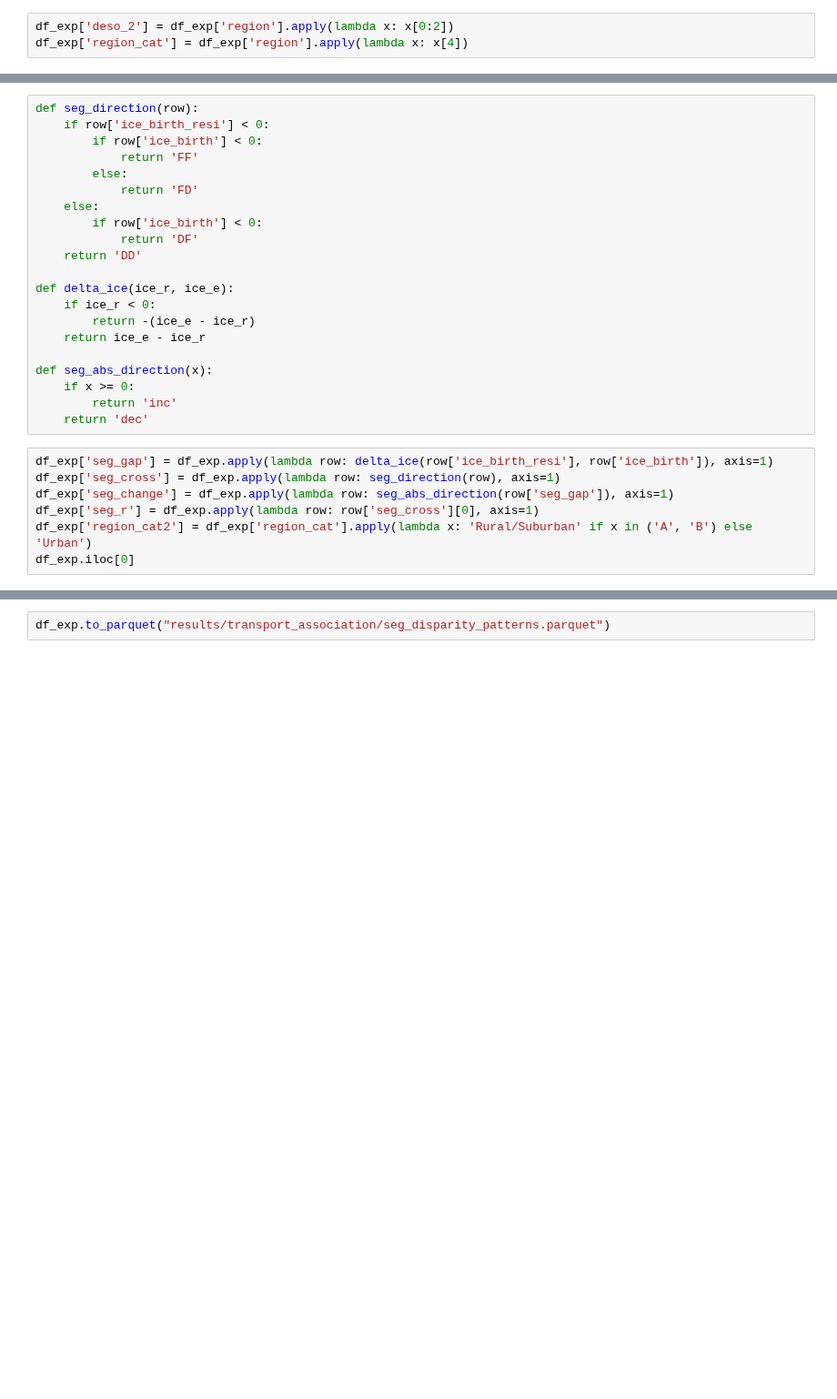
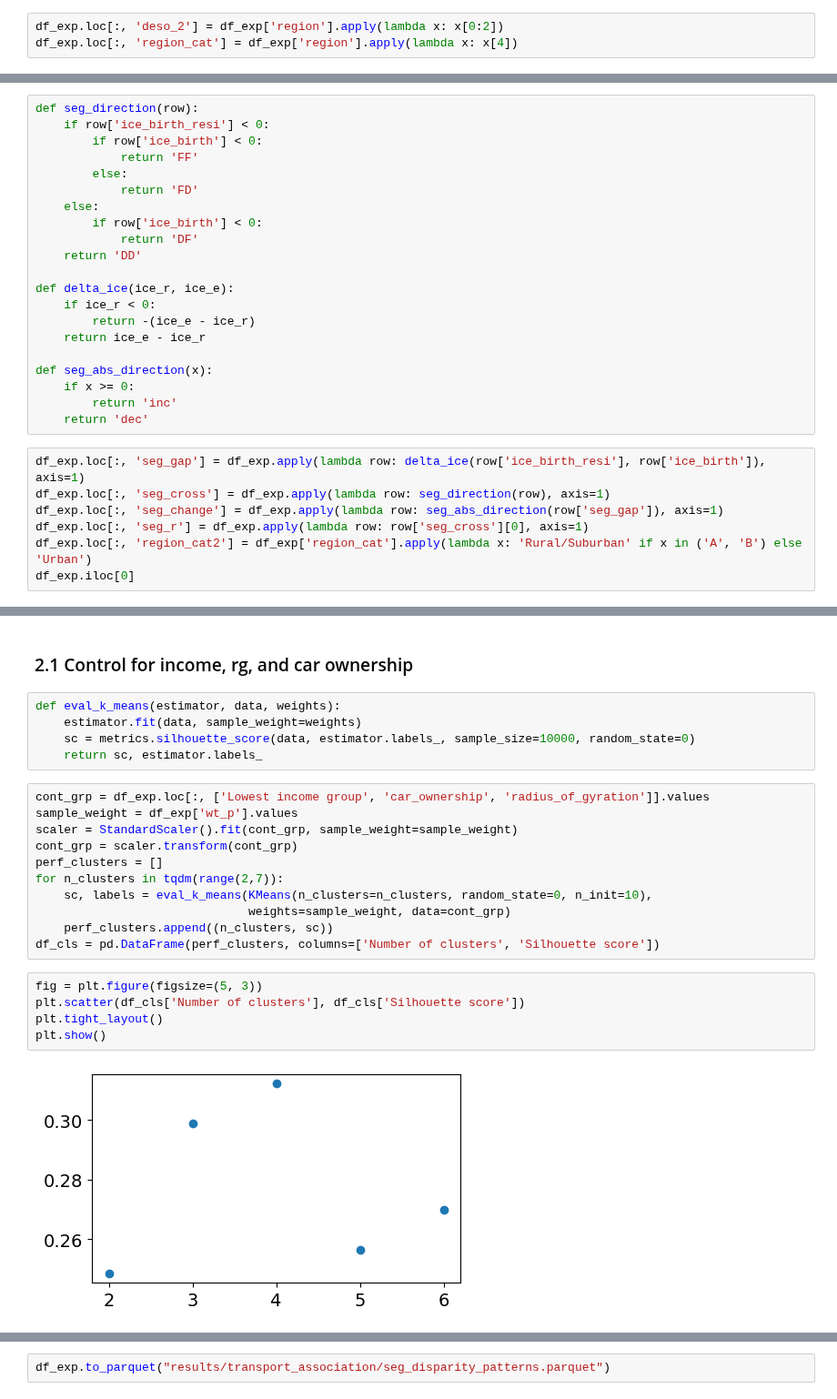
Before and after one commit to MobiSegInsights/mobi-social-segregation-se, a Jupyter notebook: src/MobiSegInsightsSE.models.1.0/29-model-seg-disp-exp.ipynb, the cells around one changed output, grey strips where cells are left out. Shown at 91% size. Drawn from its saved outputs; the diff is of its cells as text; blank space fills up the shorter version.

```diff
--- a/src/MobiSegInsightsSE.models.1.0/29-model-seg-disp-exp.ipynb
+++ b/src/MobiSegInsightsSE.models.1.0/29-model-seg-disp-exp.ipynb
@@ -39,8 +46,8 @@ A DeSO in category A is mostly outside major population concentrations or urban
 
 Source: [SCB.se](https://www.scb.se/hitta-statistik/regional-statistik-och-kartor/regionala-indelningar/deso---demografiska-statistikomraden/)
 # %%
-df_exp['deso_2'] = df_exp['region'].apply(lambda x: x[0:2])
-df_exp['region_cat'] = df_exp['region'].apply(lambda x: x[4])
+df_exp.loc[:, 'deso_2'] = df_exp['region'].apply(lambda x: x[0:2])
+df_exp.loc[:, 'region_cat'] = df_exp['region'].apply(lambda x: x[4])
 # %% [markdown]
 ## 2. Grouping segregation patterns
 # %%
@@ -65,11 +72,11 @@ def seg_abs_direction(x):
         return 'inc'
     return 'dec'
 # %%
-df_exp['seg_gap'] = df_exp.apply(lambda row: delta_ice(row['ice_birth_resi'], row['ice_birth']), axis=1)
-df_exp['seg_cross'] = df_exp.apply(lambda row: seg_direction(row), axis=1)
-df_exp['seg_change'] = df_exp.apply(lambda row: seg_abs_direction(row['seg_gap']), axis=1)
-df_exp['seg_r'] = df_exp.apply(lambda row: row['seg_cross'][0], axis=1)
-df_exp['region_cat2'] = df_exp['region_cat'].apply(lambda x: 'Rural/Suburban' if x in ('A', 'B') else 'Urban')
+df_exp.loc[:, 'seg_gap'] = df_exp.apply(lambda row: delta_ice(row['ice_birth_resi'], row['ice_birth']), axis=1)
+df_exp.loc[:, 'seg_cross'] = df_exp.apply(lambda row: seg_direction(row), axis=1)
+df_exp.loc[:, 'seg_change'] = df_exp.apply(lambda row: seg_abs_direction(row['seg_gap']), axis=1)
+df_exp.loc[:, 'seg_r'] = df_exp.apply(lambda row: row['seg_cross'][0], axis=1)
+df_exp.loc[:, 'region_cat2'] = df_exp['region_cat'].apply(lambda x: 'Rural/Suburban' if x in ('A', 'B') else 'Urban')
 df_exp.iloc[0]
 # %% [output]
 uid                    00008608-f79e-414d-bf1c-25632d6bc059
@@ -89,3 +97,28 @@ seg_change                                              dec
 seg_r                                                     D
 region_cat2                                           Urban
 Name: 570844, dtype: object
+# %% [markdown]
+### 2.1 Control for income, rg, and car ownership
+# %%
+def eval_k_means(estimator, data, weights):
+    estimator.fit(data, sample_weight=weights)
+    sc = metrics.silhouette_score(data, estimator.labels_, sample_size=10000, random_state=0)
+    return sc, estimator.labels_
+# %%
+cont_grp = df_exp.loc[:, ['Lowest income group', 'car_ownership', 'radius_of_gyration']].values
+sample_weight = df_exp['wt_p'].values
+scaler = StandardScaler().fit(cont_grp, sample_weight=sample_weight)
+cont_grp = scaler.transform(cont_grp)
+perf_clusters = []
+for n_clusters in tqdm(range(2,7)):
+    sc, labels = eval_k_means(KMeans(n_clusters=n_clusters, random_state=0, n_init=10),
+                              weights=sample_weight, data=cont_grp)
+    perf_clusters.append((n_clusters, sc))
+df_cls = pd.DataFrame(perf_clusters, columns=['Number of clusters', 'Silhouette score'])
+# %%
+fig = plt.figure(figsize=(5, 3))
+plt.scatter(df_cls['Number of clusters'], df_cls['Silhouette score'])
+plt.tight_layout()
+plt.show()
+# %% [output]
+[figure, added]
```
Also changed, not shown: parts of 38 cells of this notebook, 18 other files.
